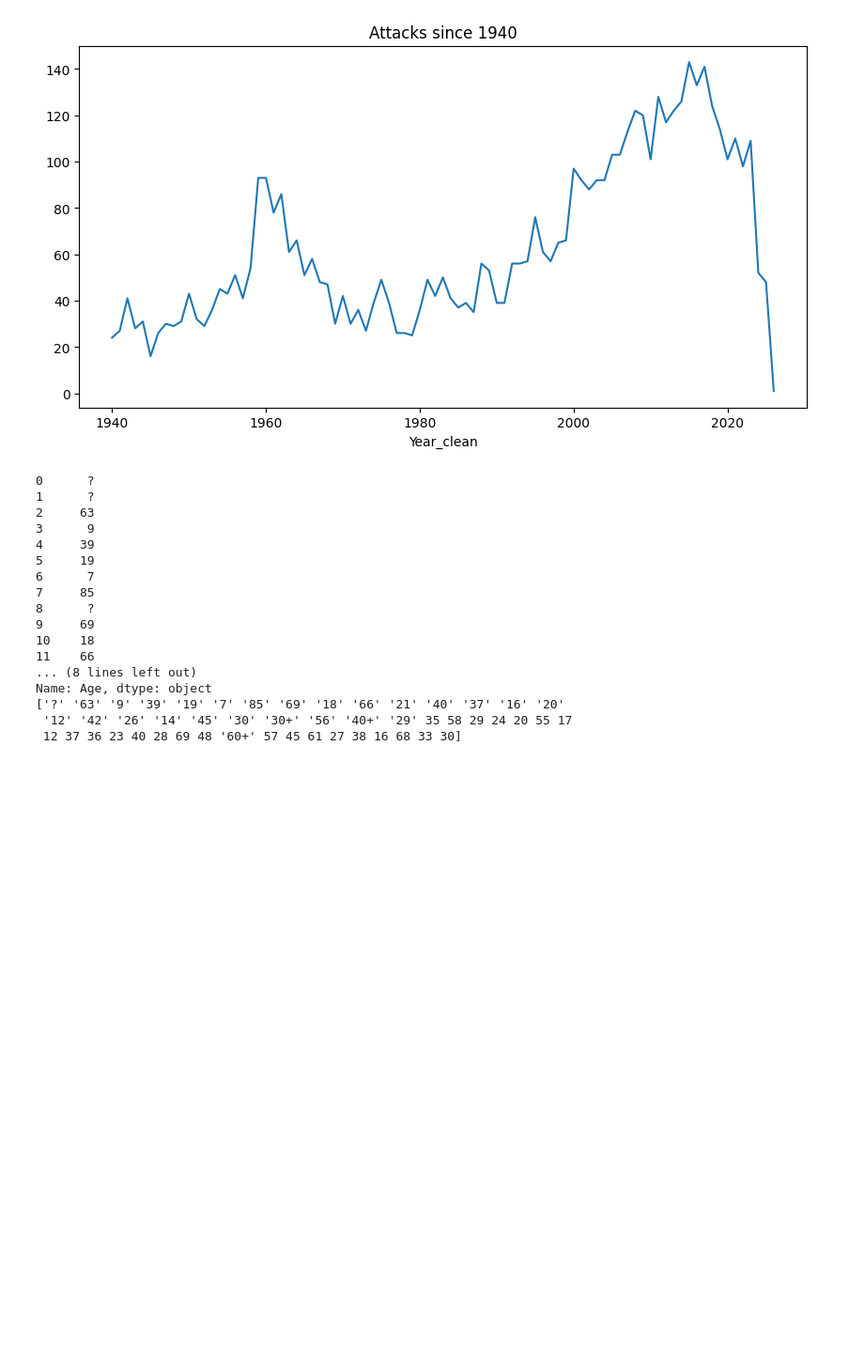
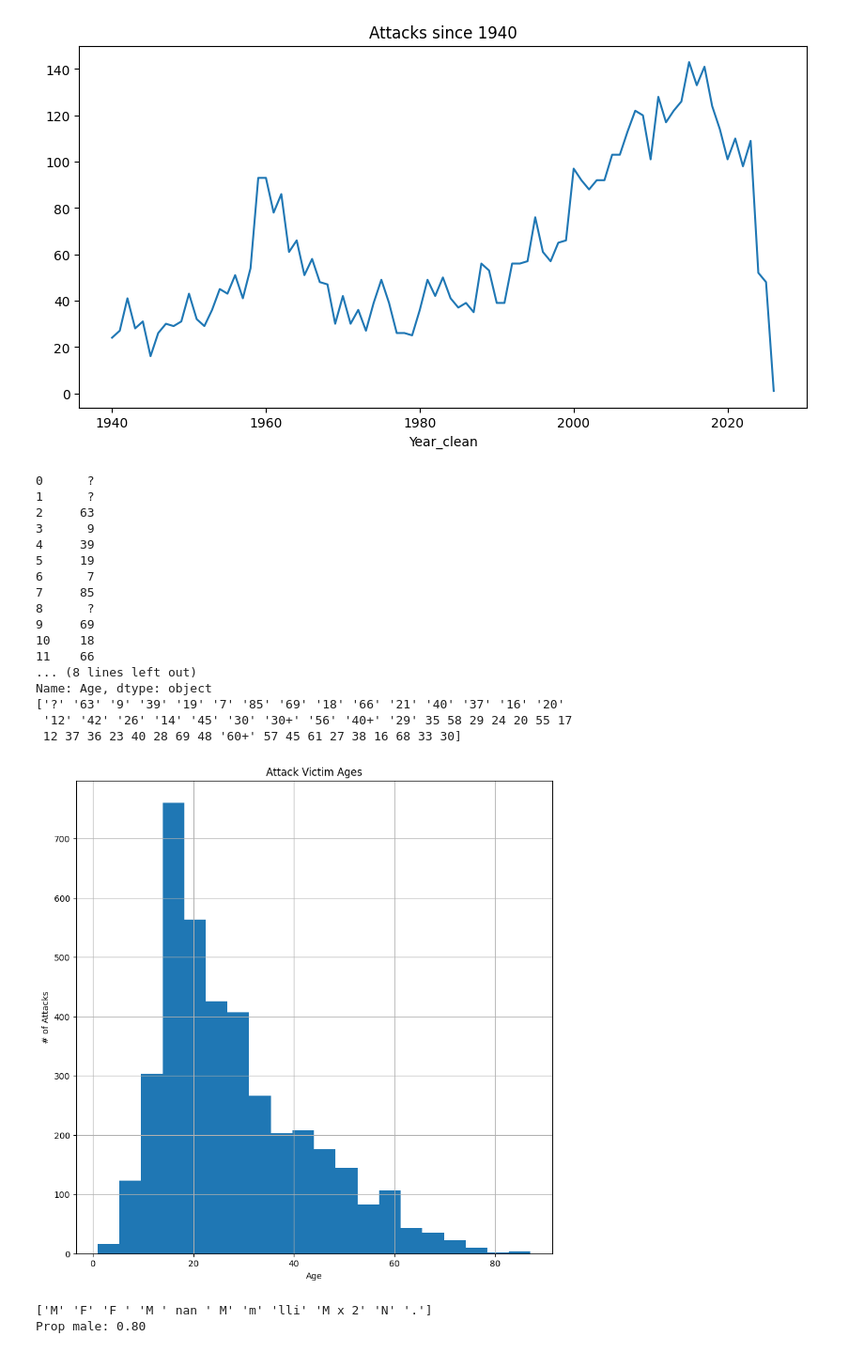
Before and after one commit to miacachion/wrangling_assignment, a Jupyter notebook: assignment.ipynb, the cells around one changed output. Shown: that part at 94% size. Drawn from its saved outputs; the diff is of its cells as text; code cells hidden in the pictures; blank space fills up the shorter version.

```diff
--- a/assignment.ipynb
+++ b/assignment.ipynb
@@ -287,3 +287,29 @@ Name: Age, dtype: object
 ['?' '63' '9' '39' '19' '7' '85' '69' '18' '66' '21' '40' '37' '16' '20'
  '12' '42' '26' '14' '45' '30' '30+' '56' '40+' '29' 35 58 29 24 20 55 17
  12 37 36 23 40 28 69 48 '60+' 57 45 61 27 38 16 68 33 30]
+# %%
+import matplotlib.pyplot as plt
+
+plt.figure(figsize=(10,10))
+df['Age_clean'].hist(bins=20)
+plt.title('Attack Victim Ages')
+plt.xlabel('Age')
+plt.ylabel('# of Attacks')
+plt.show()
+# %% [output]
+[figure, added]
+# %%
+#5
+
+print(df['Sex'].unique())
+
+df['Sex_clean'] = df['Sex'].str.strip().str.upper()
+df['Sex_clean'] = df['Sex_clean'].where(df['Sex_clean'].isin(['M','F']))
+
+prop_male = (df['Sex_clean'] == 'M').mean()
+print(f"Prop male: {prop_male:.2f}")
+
+# 80 percent of victims are male
+# %% [output]
+['M' 'F' 'F ' 'M ' nan ' M' 'm' 'lli' 'M x 2' 'N' '.']
+Prop male: 0.80
```
Also changed, not shown: parts of 8 cells of this notebook.
